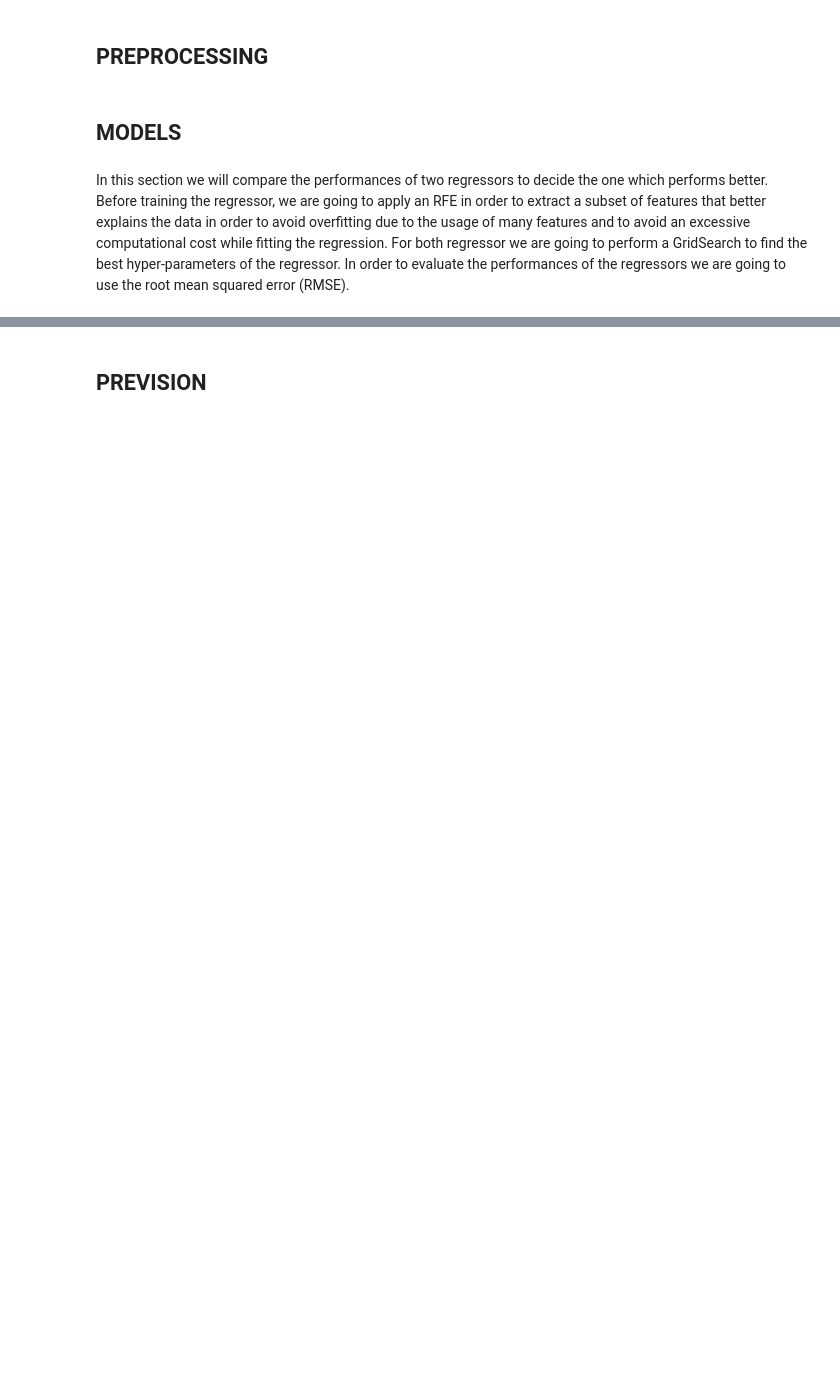
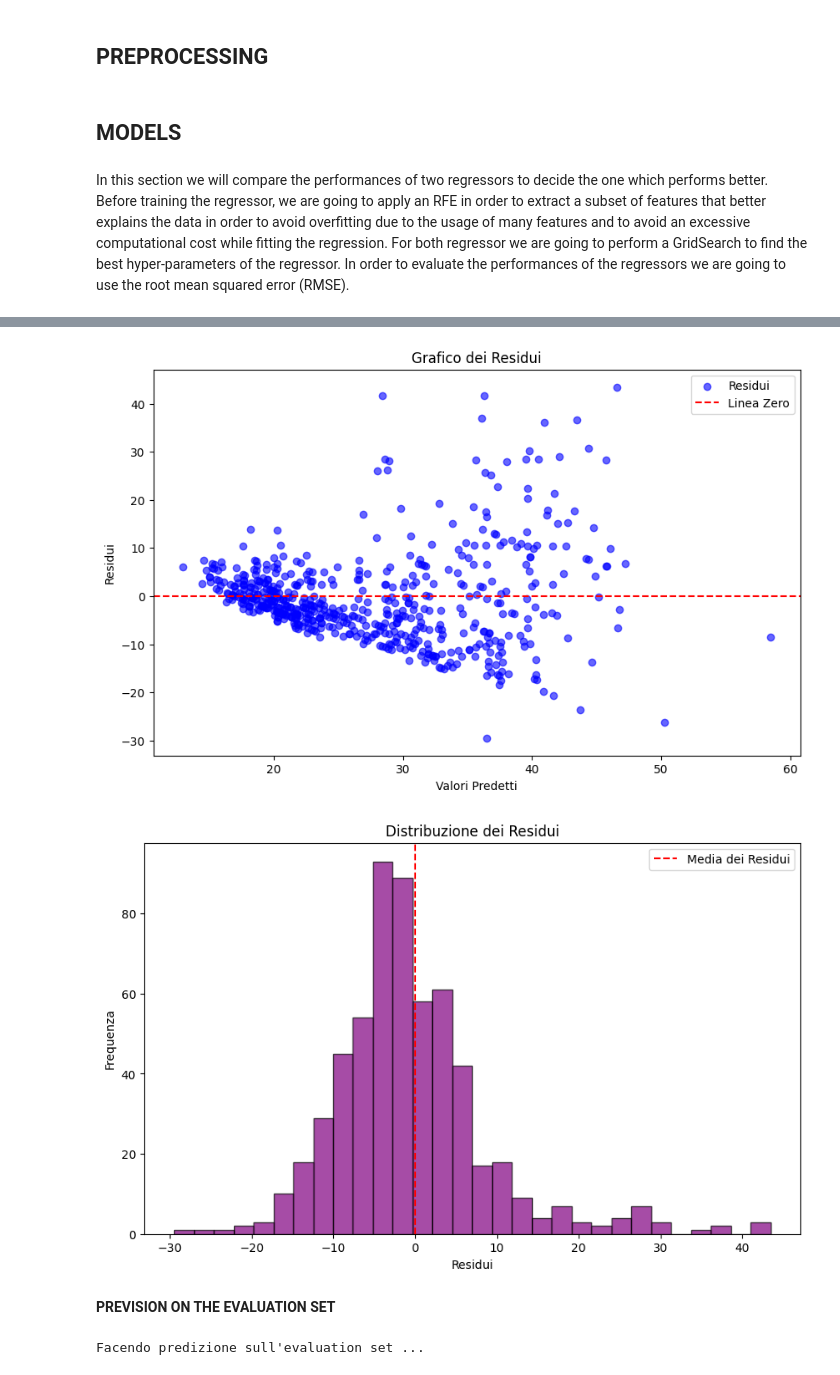
Before and after one commit to RBello02/Homework_Data_science, a Jupyter notebook: codice_da_consegnare.ipynb, the cells around one changed output, grey strips where cells are left out. Drawn from its saved outputs; the diff is of its cells as text; code cells hidden in the pictures; blank space fills up the shorter version.

```diff
--- a/codice_da_consegnare.ipynb
+++ b/codice_da_consegnare.ipynb
@@ -164,2 +280,51 @@ In order to evaluate the performances of the regressors we are going to use the
+# %%
+# Visual analysis of the residuals --> the aim is to have residuals distributes as a gaussian N(0, sigma2)
+residuals = y_validation - y_pred
+
+# Scatter plot dei residui
+plt.figure(figsize=(10, 6))
+plt.scatter(y_pred, residuals, alpha=0.6, color="blue", label="Residui")
+plt.axhline(0, color='red', linestyle='--', label="Linea Zero")  # Linea di riferimento a residuo zero
+plt.xlabel("Valori Predetti")
+plt.ylabel("Residui")
+plt.title("Grafico dei Residui")
+plt.legend()
+plt.show()
+
+# Istogramma dei residui
+plt.figure(figsize=(10, 6))
+plt.hist(residuals, bins=30, color="purple", edgecolor="black", alpha=0.7)
+plt.axvline(0, color='red', linestyle='--', label="Media dei Residui")
+plt.xlabel("Residui")
+plt.ylabel("Frequenza")
+plt.title("Distribuzione dei Residui")
+plt.legend()
+plt.show()
+# %% [output]
+[figure, added]
+[figure, added]
 # %% [markdown]
-## **PREVISION**
+**PREVISION ON THE EVALUATION SET**
+# %%
+# Standardize the data
+scaler = StandardScaler()
+scaler.fit(copy_dev)
+Xdata_dev_scaled = scaler.transform(copy_dev)
+Xdata_eval_scaled = scaler.transform(copy_eval.drop(columns=['Id']))
+
+print('Facendo predizione sull\'evaluation set ... ')
+model_pred_RF = grid_search_RF.best_estimator_
+Xdata_dev_masked = Xdata_dev_scaled[:, mask_RF]
+X_data_eval_masked = Xdata_eval_scaled[:, mask_RF]
+
+model_pred_RF.fit(Xdata_dev_masked, ydata_dev)
+y_predicted = model_pred_RF.predict(X_data_eval_masked)
+
+# Writing the csv file
+with open('results_RF.csv', mode='w', newline='') as file:
+    writer = csv.writer(file)
+    writer.writerow(['Id', 'Predicted'])
+    for id_eval, age_pred in zip(data_eval['Id'], y_predicted):
+        writer.writerow([id_eval, age_pred])
+# %% [output]
+Facendo predizione sull'evaluation set ...
```
Also changed, not shown: parts of 13 cells of this notebook, 6 other files.
